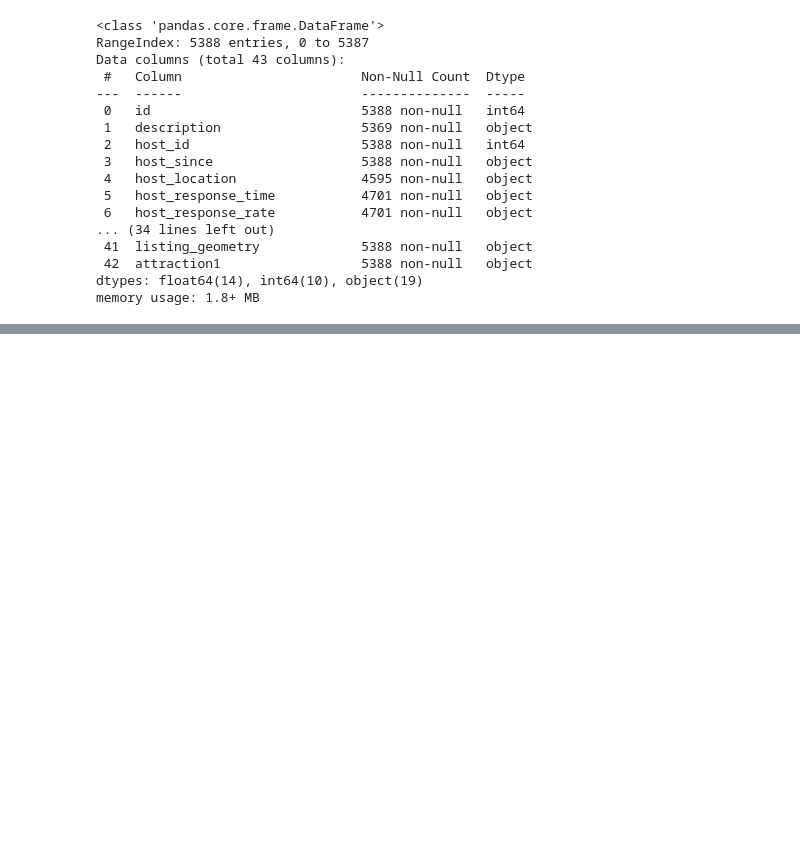
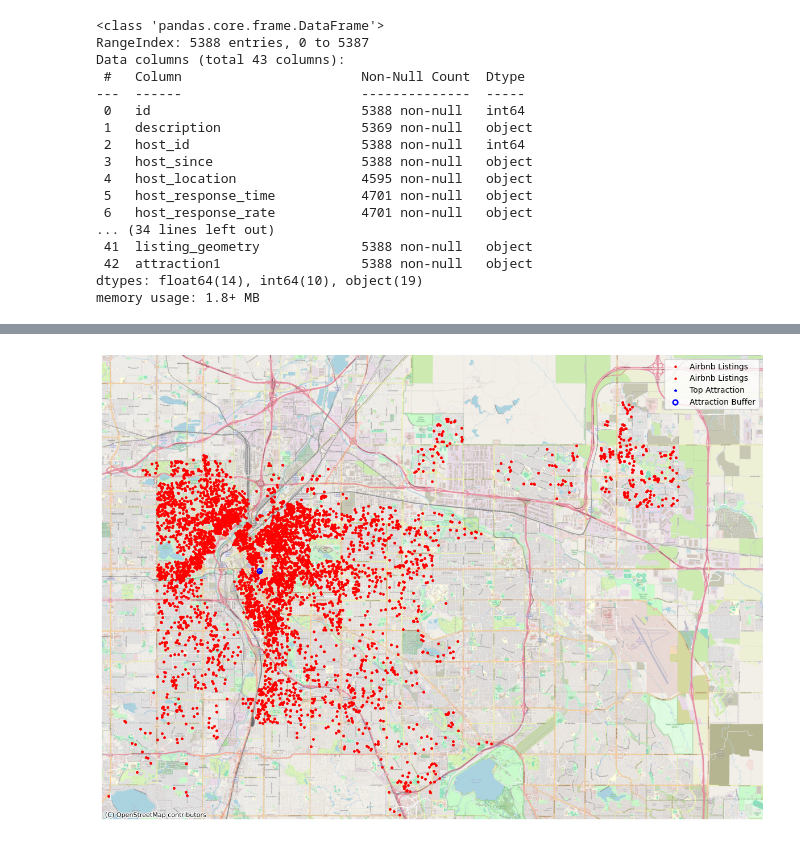
Before and after one commit to mmccanse/L3, a Jupyter notebook: data_prep_mm.ipynb, the cells around one changed output, grey strips where cells are left out. Saved outputs shown, nothing was run; the diff lists cells and outputs as text; code cells hidden in the pictures; blank space fills up the shorter version.

```diff
--- a/data_prep_mm.ipynb
+++ b/data_prep_mm.ipynb
@@ -202,0 +241,60 @@ geodf.head()
+# %%
+# Create top attraction dataframe
+
+top_attraction_gdf = gpd.GeoDataFrame({
+    'attraction': ['union station'],
+    'geometry': [Point(-104.9903, 39.7392)]
+
+}, crs="EPSG:4326")
+
+# Convert to Web Mercator
+top_attraction_gdf = top_attraction_gdf.to_crs(epsg=3857)
+# %%
+# Assuming 'airbnb_gdf' is your GeoDataFrame with Airbnb listings in EPSG:4326
+# and 'attractions_gdf' is another GeoDataFrame with top 5 Denver attractions, also in EPSG:4326
+# Make sure both GeoDataFrames have a 'geometry' column with Point geometries
+
+# Convert GeoDataFrames to Web Mercator (EPSG:3857) for contextily
+airbnb_gdf = geodf.to_crs(epsg=3857)
+
+
+# Plotting
+fig, ax = plt.subplots(figsize=(15, 15))
+
+# Plot Airbnb listings
+airbnb_gdf.plot(ax=ax, color='red', markersize=5, label='Airbnb Listings')
+
+# Optionally, set the bounds manually if you want to zoom in to a specific area
+# ax.set_xlim([min_x, max_x])
+# ax.set_ylim([min_y, max_y])
+
+# Calculate buffer around the top attraction (e.g., 1000 meters radius)
+buffer_radius = 8046.72  # meters = 5 miles
+top_attraction_gdf['buffer'] = top_attraction_gdf.buffer(buffer_radius)
+
+# Add basemap
+ctx.add_basemap(ax, source=ctx.providers.OpenStreetMap.Mapnik, zoom=14)
+
+# Plot Airbnb listings
+airbnb_gdf.plot(ax=ax, color='red', markersize=5, label='Airbnb Listings')
+
+# Plot top attraction
+top_attraction_gdf.plot(ax=ax, color='blue', marker='*', markersize=10, label='Top Attraction')
+
+# Plot buffer as circle around top attraction
+top_attraction_gdf.plot(ax=ax, color='none', edgecolor='blue', linewidth=2, label='Attraction Buffer', column='buffer')
+
+# Adjust axes to fit the plot
+ax.set_xlim([airbnb_gdf.total_bounds[0] + 1000, airbnb_gdf.total_bounds[2] - 1000])
+ax.set_ylim([airbnb_gdf.total_bounds[1] + 1000, airbnb_gdf.total_bounds[3] - 1000])
+
+# Adding legend
+ax.legend()
+
+# Remove axis clutter
+ax.axis('off')
+
+# plt.legend()
+plt.show()
+# %% [output]
+[figure, added]
```
Also changed, not shown: parts of 21 cells of this notebook.
